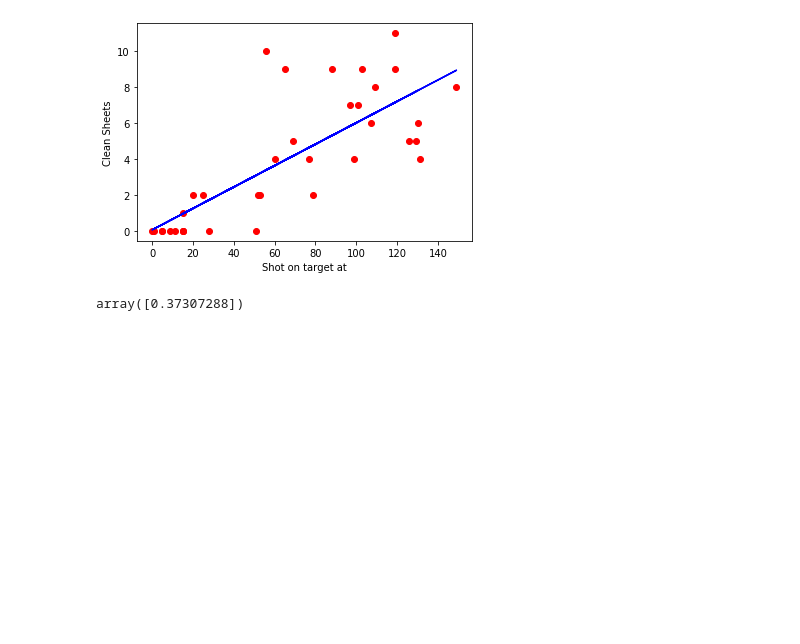
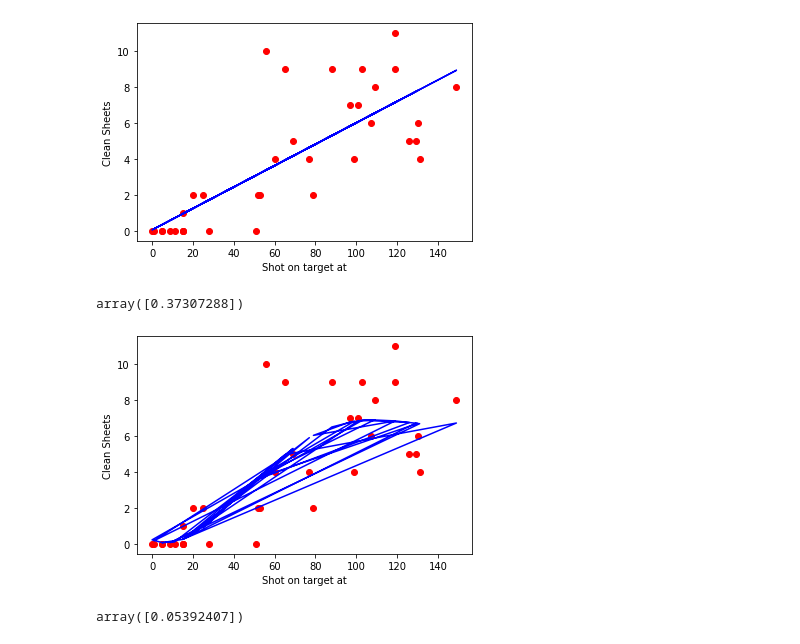
Before and after one commit to jbtrahin/soccer_masters, a Jupyter notebook: Goalie Models.ipynb, the cells around one changed output. Saved outputs shown, nothing was run; the diff lists cells and outputs as text; code cells hidden in the pictures; blank space fills up the shorter version.

```diff
--- a/Goalie Models.ipynb
+++ b/Goalie Models.ipynb
@@ -132,3 +132,26 @@ viz_linear()
 lin_reg.predict([[5.5]])
 # %% [output]
 array([0.37307288])
+# %%
+poly_reg = PolynomialFeatures(degree=4)
+X_poly = poly_reg.fit_transform(X)
+pol_reg = LinearRegression()
+pol_reg.fit(X_poly, y)
+
+# Visualizing the Polymonial Regression results
+def viz_polymonial():
+    plt.scatter(X, y, color='red')
+    plt.plot(X, pol_reg.predict(poly_reg.fit_transform(X)), color='blue')
+    #plt.title('Goals vs Expected')
+    plt.xlabel('Shot on target at')
+    plt.ylabel('Clean Sheets')
+    plt.show()
+    return
+viz_polymonial()
+# %% [output]
+[figure, added]
+# %%
+# Predicting a new result with Polymonial Regression
+pol_reg.predict(poly_reg.fit_transform([[5.5]]))
+# %% [output]
+array([0.05392407])
```
